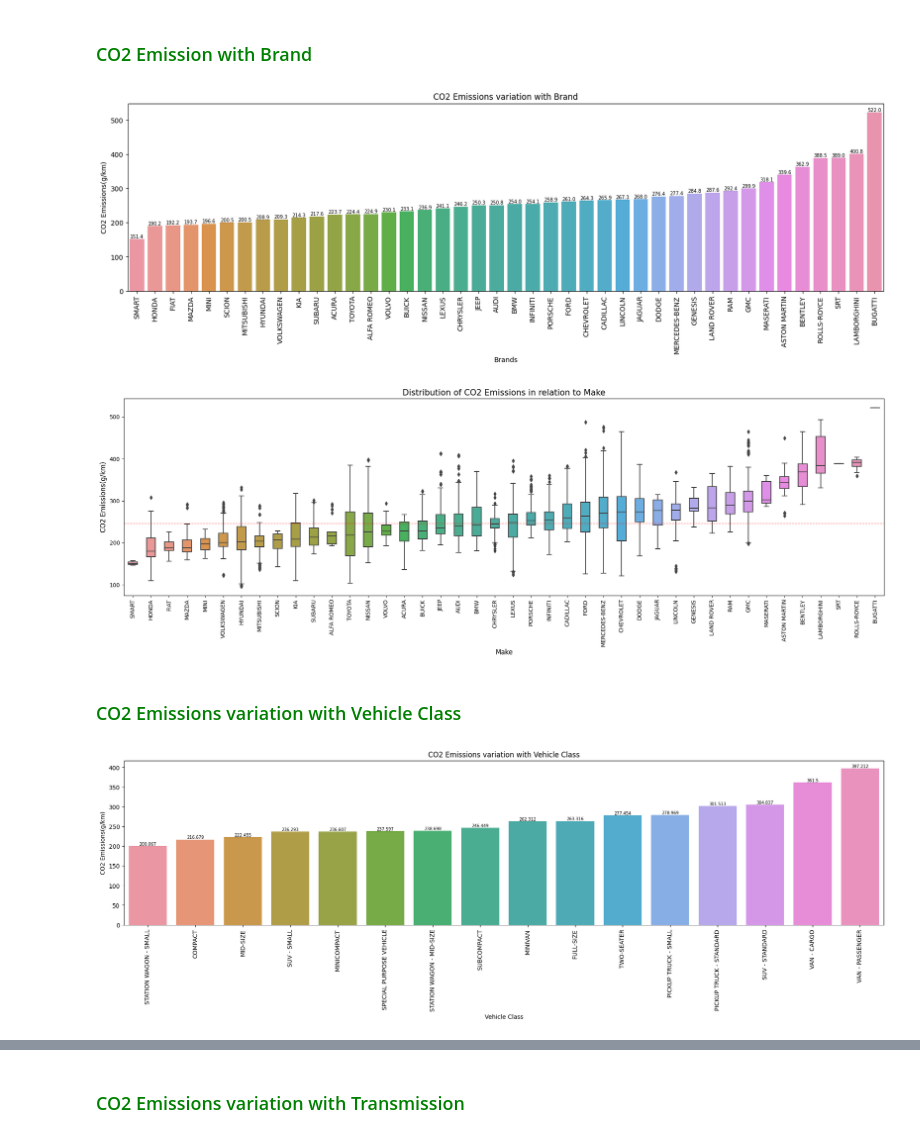
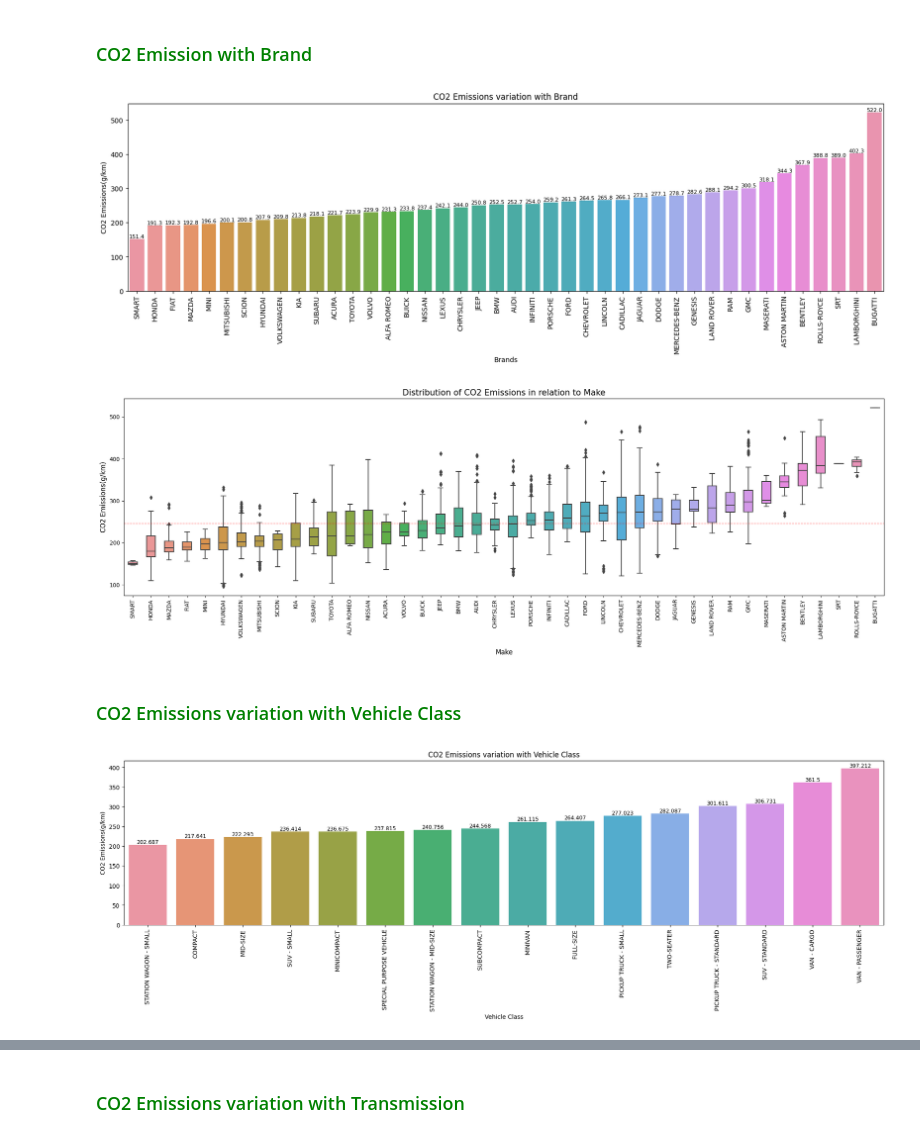
Before and after one commit to rajveersinghcse/CO2-Emission-Prediction, a Jupyter notebook: co2_emission_by_vehicle_project.ipynb, the cells around one changed output, grey strips where cells are left out. Saved outputs shown, nothing was run; the diff lists cells and outputs as text; code cells hidden in the pictures.

```diff
--- a/co2_emission_by_vehicle_project.ipynb
+++ b/co2_emission_by_vehicle_project.ipynb
@@ -119,0 +124,3 @@ df.describe().T
+# %%
+df= df.drop_duplicates()
+df.shape
@@ -119,0 +140,2 @@ df.describe().T
+# %%
+df.reset_index(drop=True, inplace=True)
@@ -374,14 +412,14 @@ df_co2_make = df.groupby(['Make'])['CO2 Emissions(g/km)'].mean().sort_values().r
 # %%
 plt.figure(figsize=(20,5))
 figure8 = sns.barplot(data = df_co2_make, x = "Make",  y= "CO2 Emissions(g/km)")
 plt.xticks(rotation = 90)
 plt.title("CO2 Emissions variation with Brand")
 plt.xlabel("Brands")
 plt.ylabel("CO2 Emissions(g/km)")
-plt.bar_label(figure8.containers[0], fontsize=7, fmt='%.1f')
+plt.bar_label(figure8.containers[0], fontsize=8, fmt='%.1f')
 plt.show()
 # %% [output]
-[figure, old version]
+[figure, new version]
 # %%
 plt.figure(figsize=(20,7))
 order = df.groupby("Make")["CO2 Emissions(g/km)"].median().sort_values(ascending=True).index
@@ -394,7 +432,7 @@ plt.axhline(df["CO2 Emissions(g/km)"].median(),color='r',linestyle='dashed',line
 plt.tight_layout()
 plt.show()
 # %% [output]
-[figure, old version]
+[figure, new version]
 # %% [markdown]
 ### <font color='green'> CO2 Emissions variation with Vehicle Class </font>
 # %%
@@ -406,10 +444,10 @@ plt.xticks(rotation = 90)
 plt.title("CO2 Emissions variation with Vehicle Class")
 plt.xlabel("Vehicle Class")
 plt.ylabel("CO2 Emissions(g/km)")
-plt.bar_label(figure9.containers[0], fontsize=7)
+plt.bar_label(figure9.containers[0], fontsize=9)
 plt.show()
 # %% [output]
-[figure, old version]
+[figure, new version]
 # %%
 plt.figure(figsize=(20,7))
 order = df.groupby("Vehicle Class")["CO2 Emissions(g/km)"].median().sort_values(ascending=True).index
```
Also changed, not shown: parts of 52 cells of this notebook.
